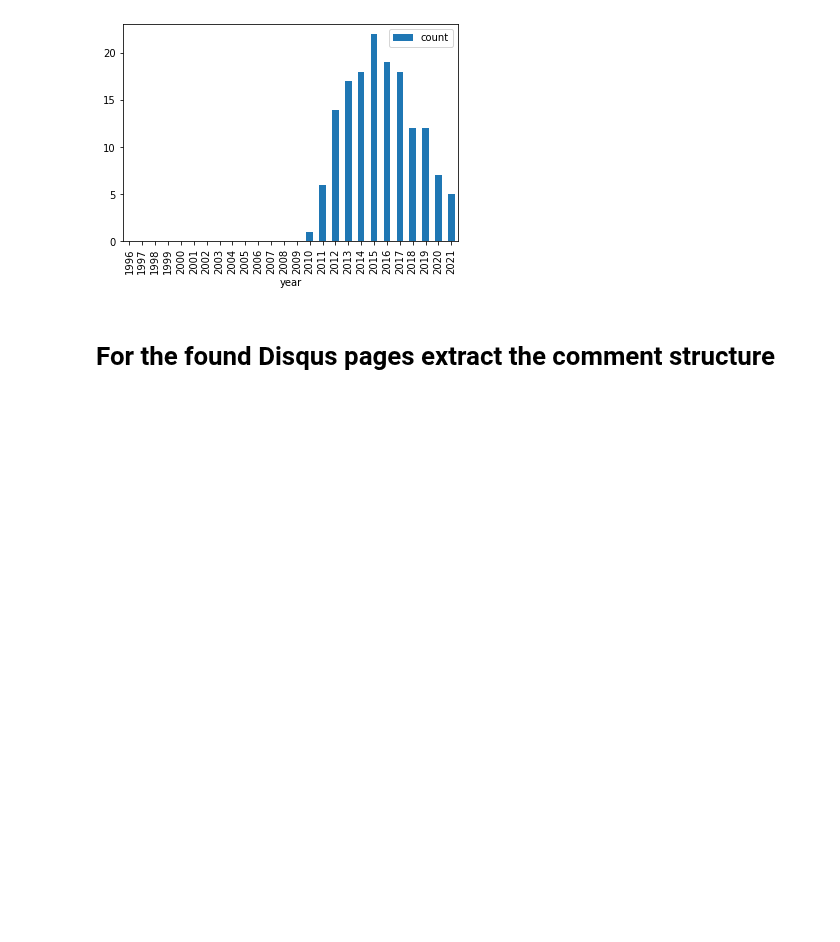
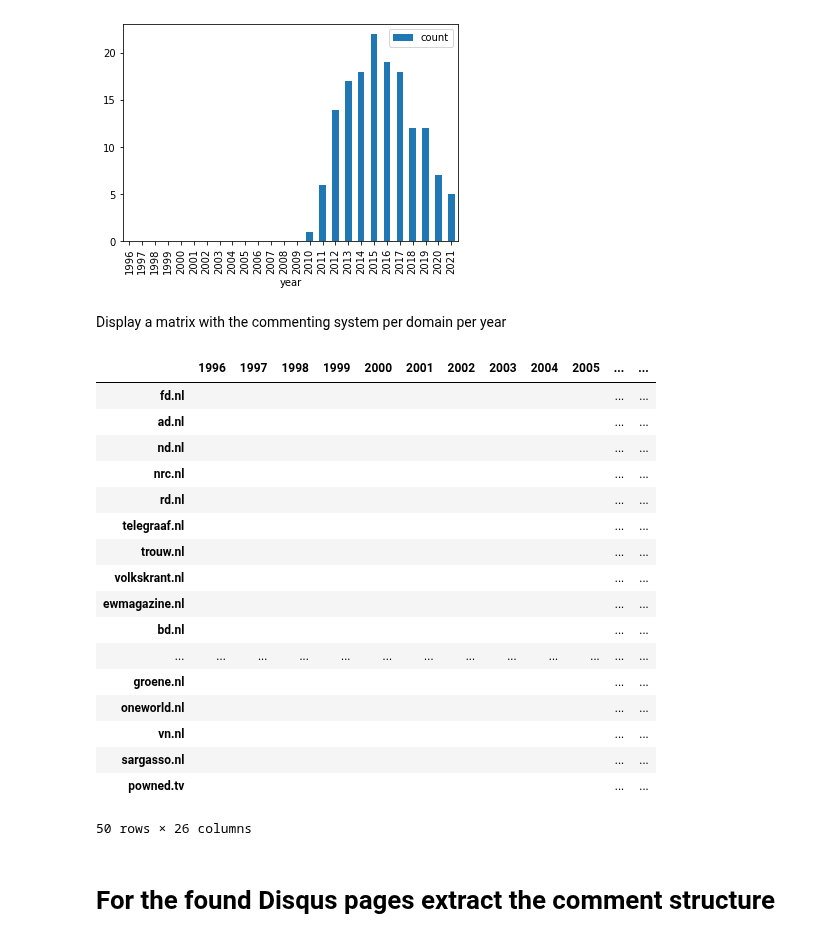
Before and after one commit to smootyboy/ARCH_News_Comments, a Jupyter notebook: Comment_Extraction.ipynb, the cells around one changed output. Drawn from its saved outputs; the diff is of its cells as text; code cells hidden in the pictures; blank space fills up the shorter version.

```diff
--- a/Comment_Extraction.ipynb
+++ b/Comment_Extraction.ipynb
@@ -25,7 +27,7 @@ If the download fails due to connection errors, rerun the script and will will n
 Note: The html-file-information.csv can be very large and take several hours and fail. Consider putting the code below code in a loop if you want to run it over night, if the download fails it will try again and if successfull it will say it already has the desired file.
 # %%
 # Dataset option are "World", "German" or "Dutch"
-Dataset = "World"
+Dataset = "Dutch"
 
 !mkdir data
 !mkdir data/{Dataset}
@@ -287,6 +322,55 @@ commenting_systems_per_year.plot(x='year', kind = 'bar')
 # %% [output]
 <AxesSubplot:xlabel='year'>
 [figure]
+# %% [markdown]
+Display a matrix with the commenting system per domain per year
+# %%
+years = range(1996,2022)
+commenting_systems_per_domain = pd.DataFrame(index=[list(years)], columns=[domains_in_scope])
+#commenting_systems_per_year = commenting_systems_per_year.fillna("")
+
+for system in list(detection_patterns['Commenting system'].unique()):
+    save_location = "data/"+Dataset +"/results/"+system+"-summary.csv"
+    results = pd.read_csv(save_location)
+    domains = list(results.domain.unique())
+
+    #skip to next itteration if no domains found with system
+    if domains == []:
+        continue
+
+    for domain in domains:
+        years_in_system = list(results[results.domain == domain].year.unique())
+        for year in years_in_system:
+            #print(commenting_systems_per_year.loc[year, domain].dropna().empty)
+            if commenting_systems_per_domain.loc[year, domain].dropna().empty:
+                commenting_systems_per_domain.loc[year, domain] = system
+            else :
+                tmp = commenting_systems_per_domain.loc[year, domain] + "; " + system
+                commenting_systems_per_domain.loc[year, domain] = tmp
+
+commenting_systems_per_domain = commenting_systems_per_domain.fillna("").transpose()
+save_location = "data/"+Dataset +"/results/domain-summary.csv"
+commenting_systems_per_domain.to_csv(save_location)
+commenting_systems_per_domain
+# %% [output]
+|  | 1996 | 1997 | 1998 | 1999 | 2000 | 2001 | 2002 | 2003 | 2004 | 2005 | ... | ... |
+| fd.nl |  |  |  |  |  |  |  |  |  |  | ... | ... |
+| ad.nl |  |  |  |  |  |  |  |  |  |  | ... | ... |
+| nd.nl |  |  |  |  |  |  |  |  |  |  | ... | ... |
+| nrc.nl |  |  |  |  |  |  |  |  |  |  | ... | ... |
+| rd.nl |  |  |  |  |  |  |  |  |  |  | ... | ... |
+| telegraaf.nl |  |  |  |  |  |  |  |  |  |  | ... | ... |
+| trouw.nl |  |  |  |  |  |  |  |  |  |  | ... | ... |
+| volkskrant.nl |  |  |  |  |  |  |  |  |  |  | ... | ... |
+| ewmagazine.nl |  |  |  |  |  |  |  |  |  |  | ... | ... |
+| bd.nl |  |  |  |  |  |  |  |  |  |  | ... | ... |
+| ... | ... | ... | ... | ... | ... | ... | ... | ... | ... | ... | ... | ... |
+| groene.nl |  |  |  |  |  |  |  |  |  |  | ... | ... |
+| oneworld.nl |  |  |  |  |  |  |  |  |  |  | ... | ... |
+| vn.nl |  |  |  |  |  |  |  |  |  |  | ... | ... |
+| sargasso.nl |  |  |  |  |  |  |  |  |  |  | ... | ... |
+| powned.tv |  |  |  |  |  |  |  |  |  |  | ... | ... |
+50 rows × 26 columns
 # %% [markdown]
 # For the found Disqus pages extract the comment structure
 # %% [markdown]
```
Also changed, not shown: parts of 12 cells of this notebook.
